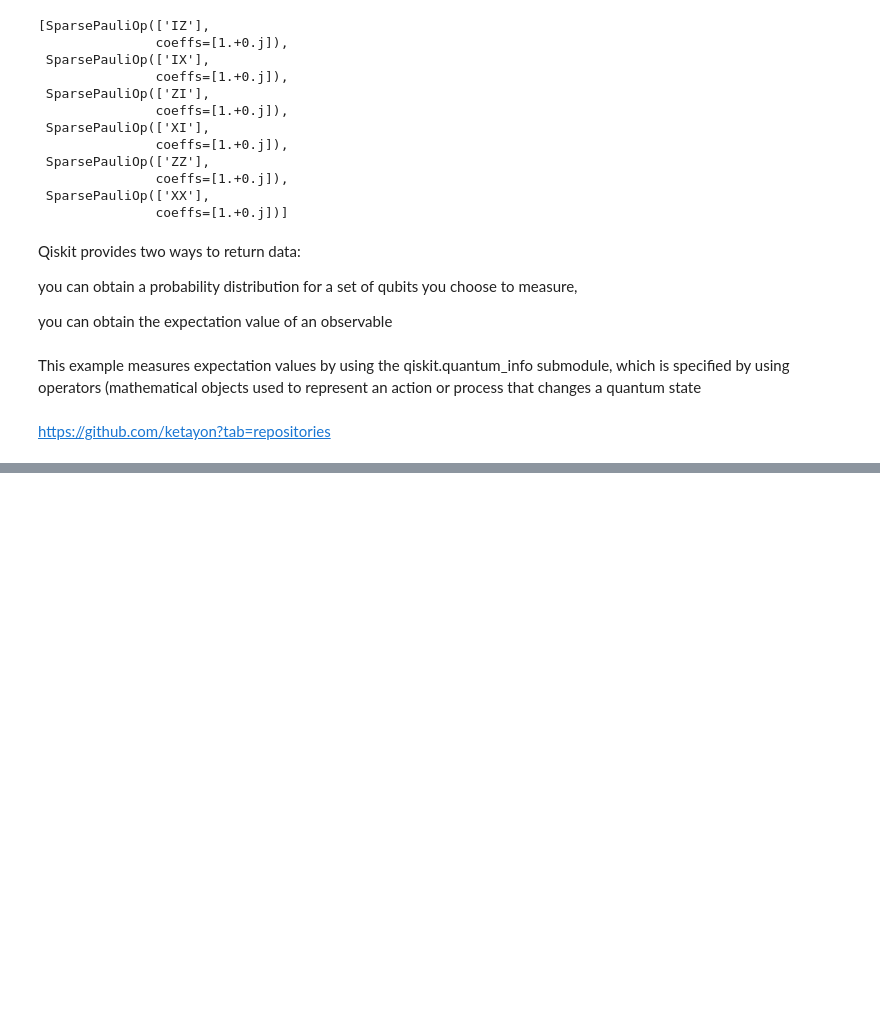
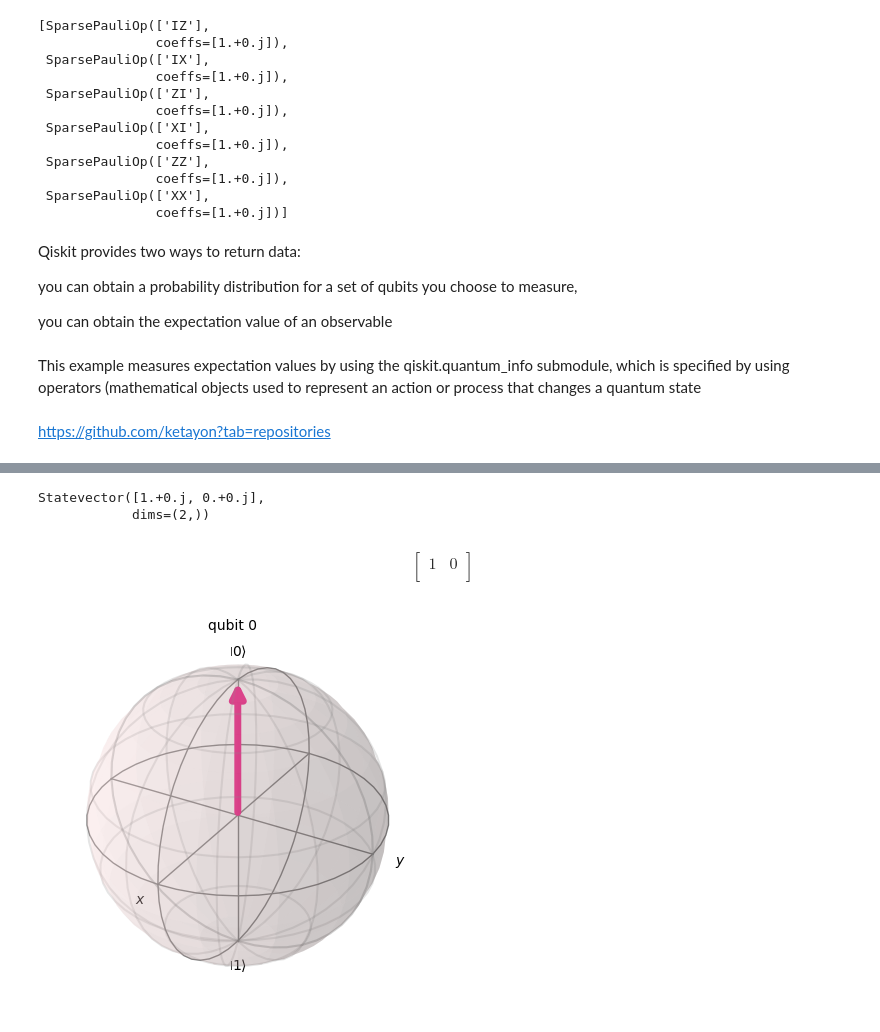
Before and after one commit to SAMANTA1401/Q_computing, a Jupyter notebook: qiskit/experiment.ipynb, the cells around one changed output, grey strips where cells are left out. Drawn from its saved outputs; the diff is of its cells as text; code cells hidden in the pictures; blank space fills up the shorter version.

```diff
--- a/qiskit/experiment.ipynb
+++ b/qiskit/experiment.ipynb
@@ -64,0 +93,21 @@ https://github.com/ketayon?tab=repositories
+# %%
+simulator = Aer.get_backend('statevector_simulator')
+compiled_circuit = transpile(circuit, simulator)
+sim_result = simulator.run(compiled_circuit, shots=1024).result()
+statevector = sim_result.get_statevector()
+print(statevector)
+# %% [output]
+Statevector([1.+0.j, 0.+0.j],
+            dims=(2,))
+# %%
+array_to_latex(statevector)
+# %% [output]
+$$
+\begin{bmatrix}
+1 & 0  \\
+ \end{bmatrix}
+$$
+# %%
+plot_bloch_multivector(statevector)
+# %% [output]
+[figure, added]
```
Also changed, not shown: parts of 15 cells of this notebook, 1 other file.
